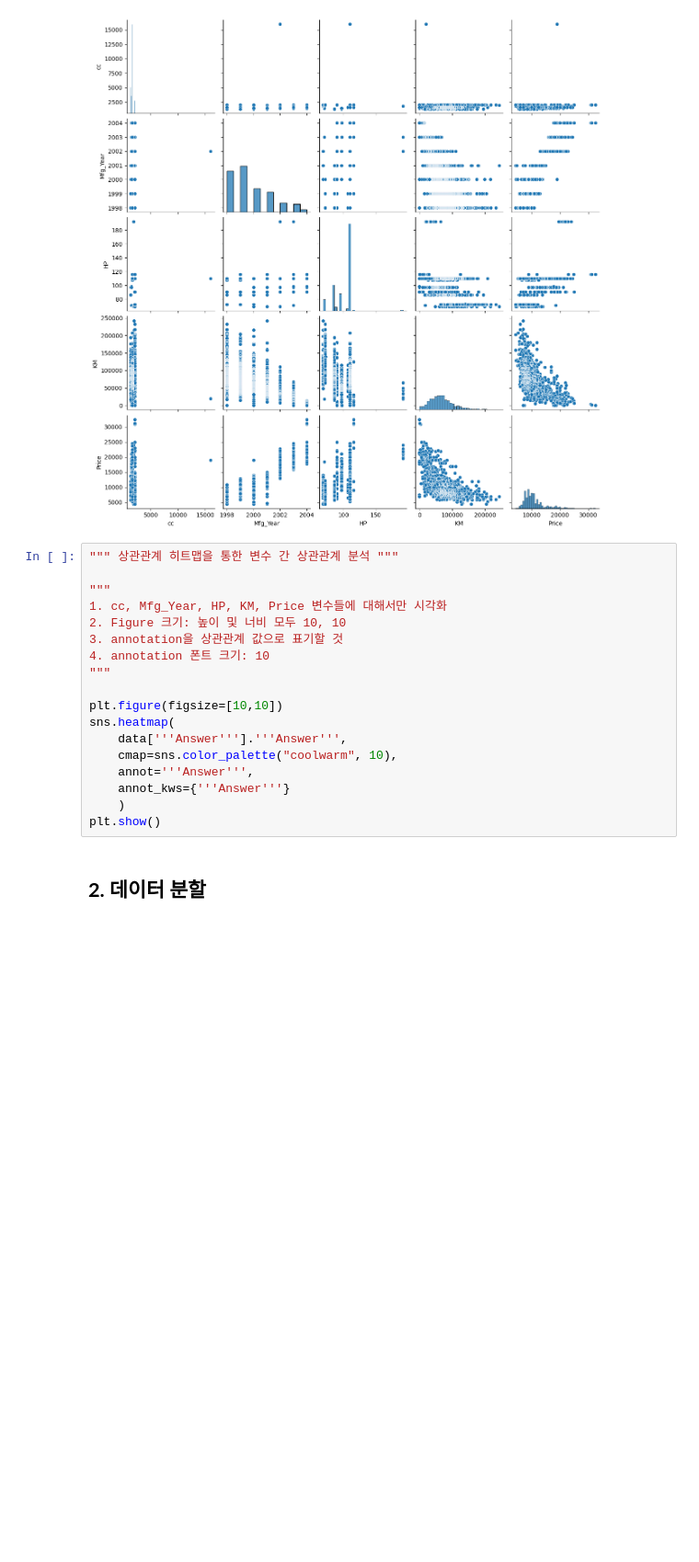
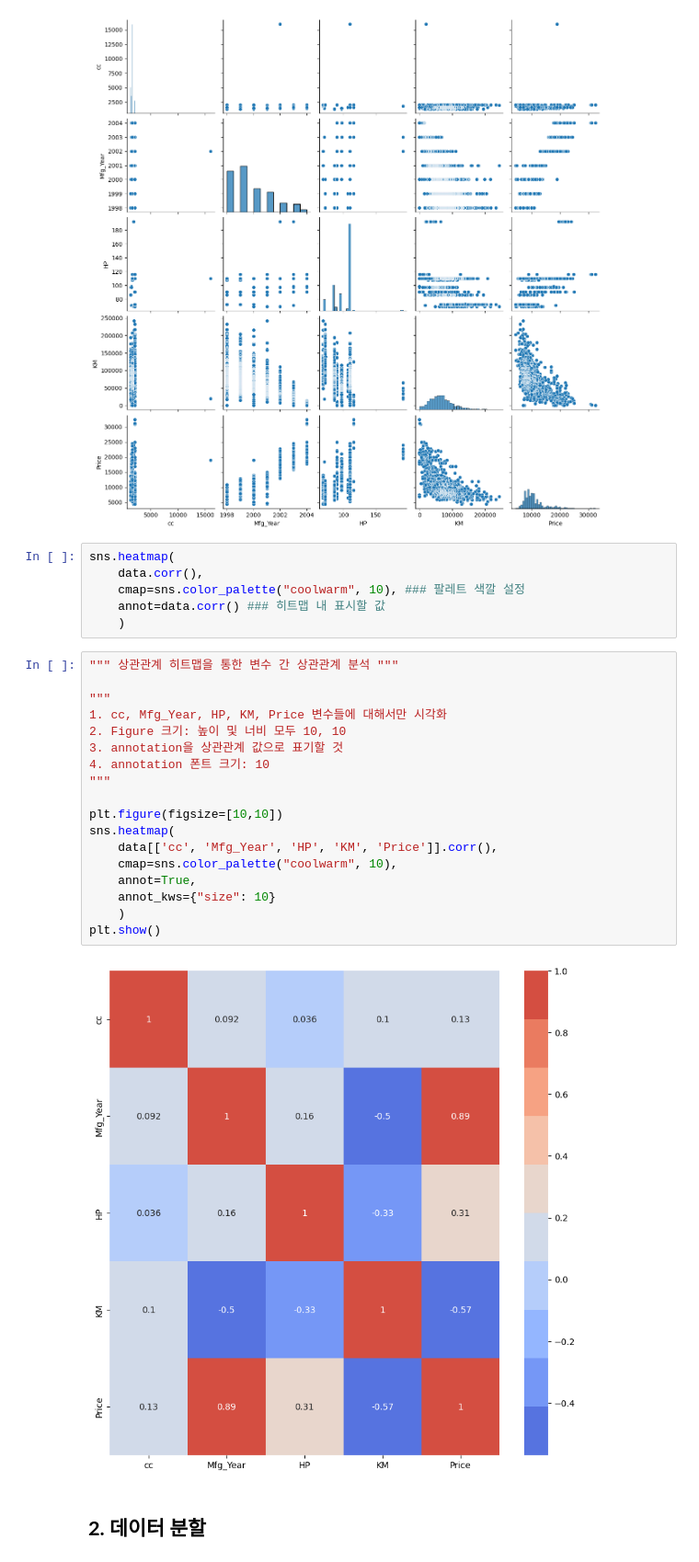
Before and after one commit to kadvance/CodePlus, a Jupyter notebook: 02-Linear-Regression-Problems.ipynb, the cells around one changed output. Shown at 92% size. Cells and saved outputs as stored; diff of their text form; blank space fills up the shorter version.

```diff
--- a/02-Linear-Regression-Problems.ipynb
+++ b/02-Linear-Regression-Problems.ipynb
@@ -146,24 +156,32 @@ sns.pairplot(data[['cc', 'Mfg_Year', 'HP', 'KM', 'Price']])
 plt.show()
 # %% [output]
 [figure]
+# %%
+sns.heatmap(
+    data.corr(),
+    cmap=sns.color_palette("coolwarm", 10), ### 팔레트 색깔 설정
+    annot=data.corr() ### 히트맵 내 표시할 값
+    )
 # %%
 """ 상관관계 히트맵을 통한 변수 간 상관관계 분석 """
 
 """
 1. cc, Mfg_Year, HP, KM, Price 변수들에 대해서만 시각화
 2. Figure 크기: 높이 및 너비 모두 10, 10
 3. annotation을 상관관계 값으로 표기할 것
 4. annotation 폰트 크기: 10
 """
 
 plt.figure(figsize=[10,10])
 sns.heatmap(
-    data['''Answer'''].'''Answer''',
+    data[['cc', 'Mfg_Year', 'HP', 'KM', 'Price']].corr(),
     cmap=sns.color_palette("coolwarm", 10),
-    annot='''Answer''',
-    annot_kws={'''Answer'''}
+    annot=True,
+    annot_kws={"size": 10}
     )
 plt.show()
+# %% [output]
+[figure, added]
 # %% [markdown]
 ## **2. 데이터 분할**
 # %%
```
Also changed, not shown: parts of 2 cells of this notebook.
